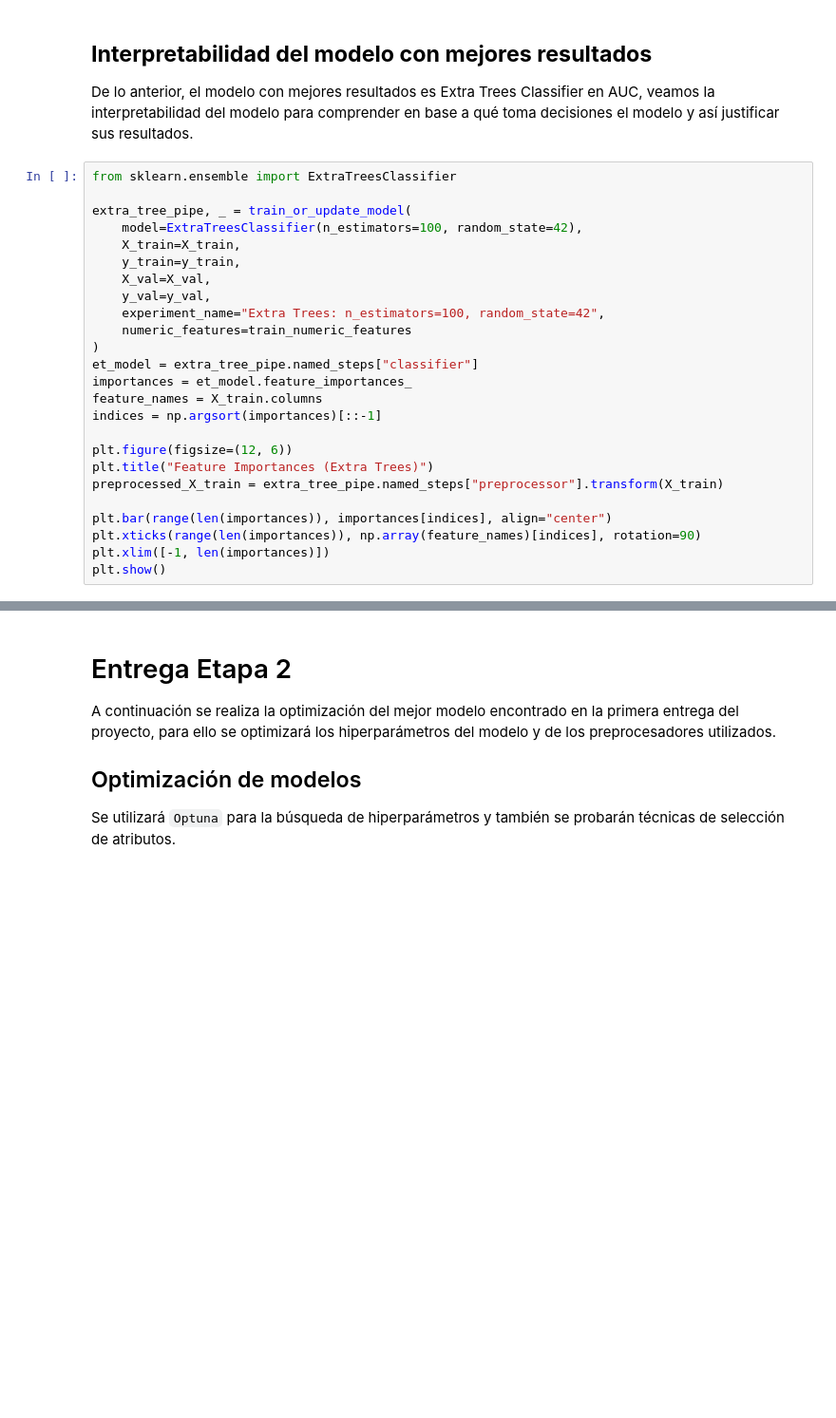
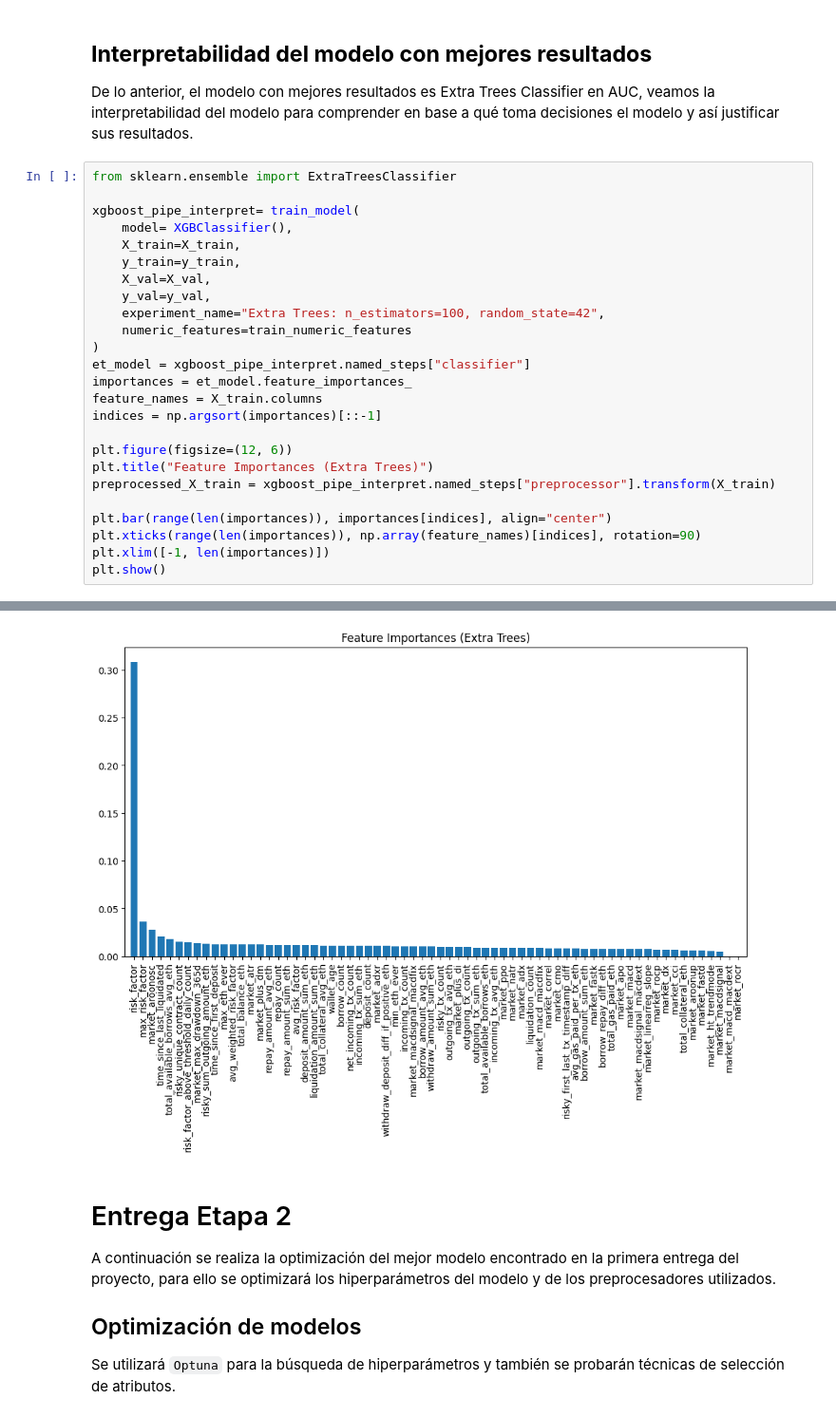
Before and after one commit to vspartamo/MDS7202, a Jupyter notebook: Proyecto/EDA copy.ipynb, the cells around one changed output, grey strips where cells are left out. Shown: that part at 95% size. Drawn from its saved outputs; the diff is of its cells as text; blank space fills up the shorter version.

```diff
--- a/Proyecto/EDA copy.ipynb
+++ b/Proyecto/EDA copy.ipynb
@@ -815,8 +967,8 @@ De lo anterior, el modelo con mejores resultados es Extra Trees Classifier en AU
 # %%
 from sklearn.ensemble import ExtraTreesClassifier
 
-extra_tree_pipe, _ = train_or_update_model(
-    model=ExtraTreesClassifier(n_estimators=100, random_state=42),
+xgboost_pipe_interpret= train_model(
+    model= XGBClassifier(),
     X_train=X_train,
     y_train=y_train,
     X_val=X_val,
@@ -824,16 +976,17 @@ extra_tree_pipe, _ = train_or_update_model(
     experiment_name="Extra Trees: n_estimators=100, random_state=42",
     numeric_features=train_numeric_features
 )
-et_model = extra_tree_pipe.named_steps["classifier"]
+et_model = xgboost_pipe_interpret.named_steps["classifier"]
 importances = et_model.feature_importances_
 feature_names = X_train.columns
 indices = np.argsort(importances)[::-1]
 
 plt.figure(figsize=(12, 6))
 plt.title("Feature Importances (Extra Trees)")
-preprocessed_X_train = extra_tree_pipe.named_steps["preprocessor"].transform(X_train)
+preprocessed_X_train = xgboost_pipe_interpret.named_steps["preprocessor"].transform(X_train)
 
 plt.bar(range(len(importances)), importances[indices], align="center")
 plt.xticks(range(len(importances)), np.array(feature_names)[indices], rotation=90)
 plt.xlim([-1, len(importances)])
 plt.show()
+# %% [output]
@@ -840,3 +1010,4 @@ plt.show()
+[figure, added]
 # %% [markdown]
 # Entrega Etapa 2
 
```
Also changed, not shown: parts of 38 cells of this notebook, 3 other files.
